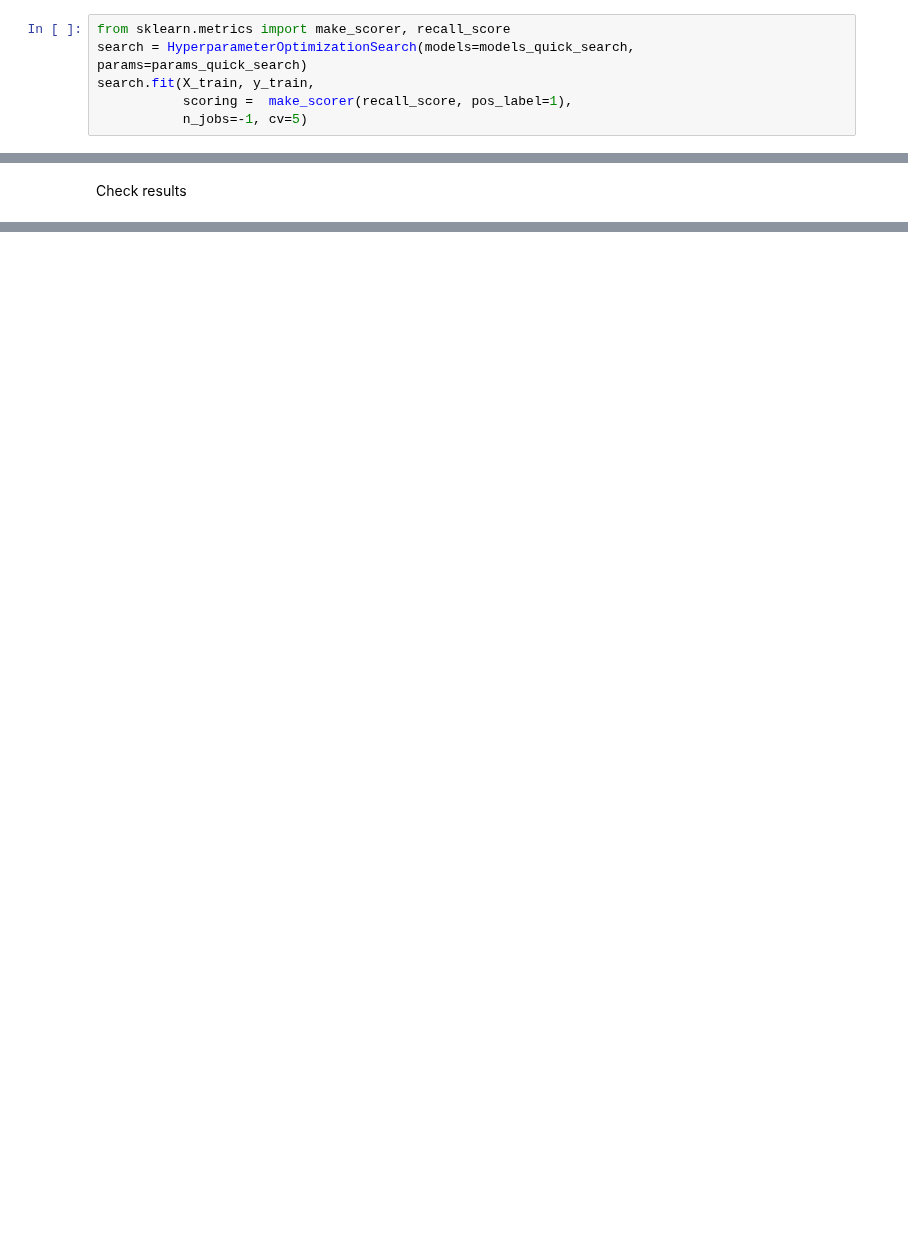
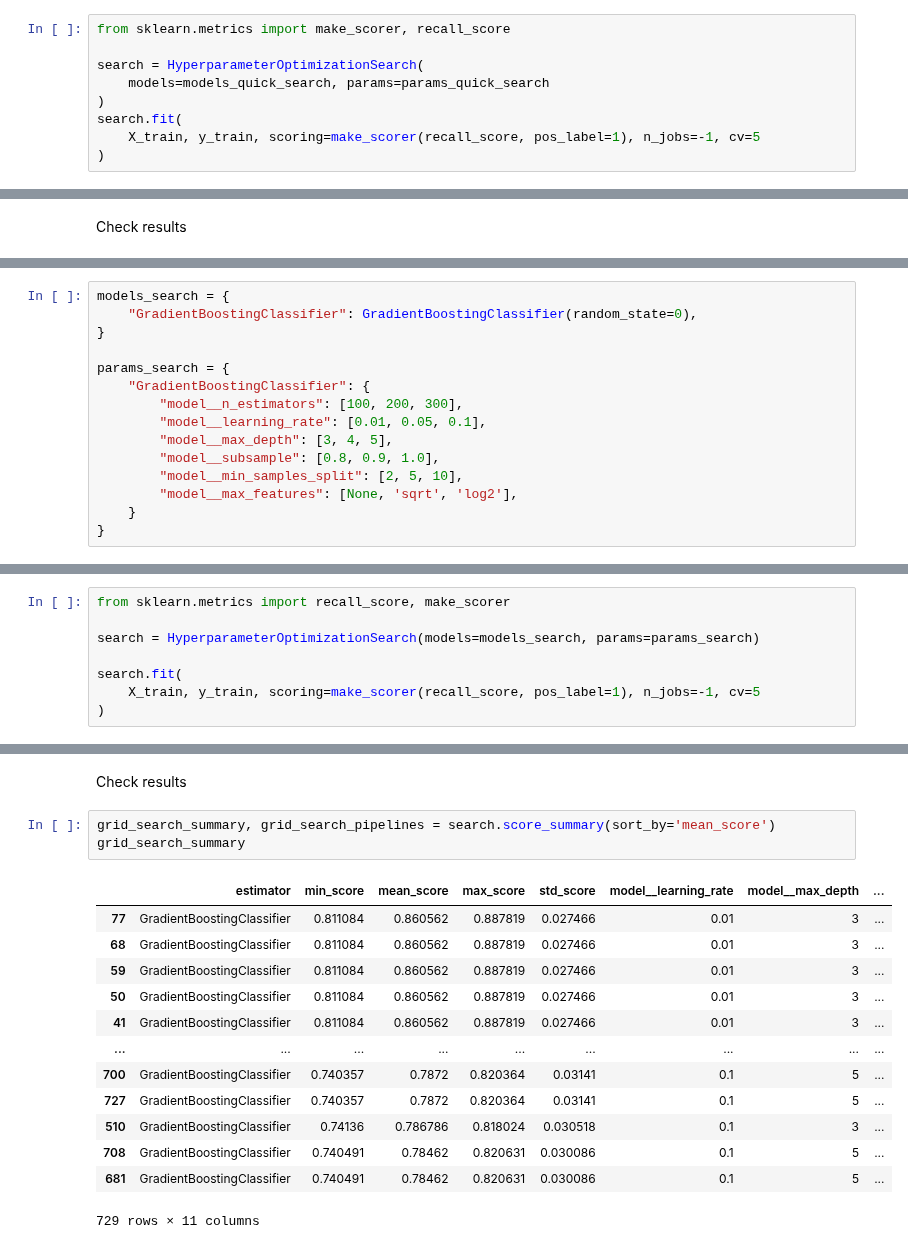
Before and after one commit to pswhdev/ivf-success-predictor, a Jupyter notebook: jupyter_notebooks/05 - Modeling and Evaluation Predict Success.ipynb, the cells around one changed output, grey strips where cells are left out. Saved outputs shown, nothing was run; the diff lists cells and outputs as text; blank space fills up the shorter version.

Commit message:
Apply HyperparameterOptimizationSearch

```diff
--- a/jupyter_notebooks/05 - Modeling and Evaluation Predict Success.ipynb
+++ b/jupyter_notebooks/05 - Modeling and Evaluation Predict Success.ipynb
@@ -631,7 +690,10 @@ params_quick_search = {
 Quick GridSearch CV - Binary Classifier
 # %%
 from sklearn.metrics import make_scorer, recall_score
-search = HyperparameterOptimizationSearch(models=models_quick_search, params=params_quick_search)
-search.fit(X_train, y_train,
-           scoring =  make_scorer(recall_score, pos_label=1),
-           n_jobs=-1, cv=5)
+
+search = HyperparameterOptimizationSearch(
+    models=models_quick_search, params=params_quick_search
+)
+search.fit(
+    X_train, y_train, scoring=make_scorer(recall_score, pos_label=1), n_jobs=-1, cv=5
+)
@@ -642,0 +737,15 @@ grid_search_summary
+# %%
+models_search = {
+    "GradientBoostingClassifier": GradientBoostingClassifier(random_state=0),
+}
+
+params_search = {
+    "GradientBoostingClassifier": {
+        "model__n_estimators": [100, 200, 300],
+        "model__learning_rate": [0.01, 0.05, 0.1],
+        "model__max_depth": [3, 4, 5],
+        "model__subsample": [0.8, 0.9, 1.0],
+        "model__min_samples_split": [2, 5, 10],
+        "model__max_features": [None, 'sqrt', 'log2'],
+    }
+}
@@ -642,0 +754,8 @@ grid_search_summary
+# %%
+from sklearn.metrics import recall_score, make_scorer
+
+search = HyperparameterOptimizationSearch(models=models_search, params=params_search)
+
+search.fit(
+    X_train, y_train, scoring=make_scorer(recall_score, pos_label=1), n_jobs=-1, cv=5
+)
@@ -642,0 +767,19 @@ grid_search_summary
+# %% [markdown]
+Check results
+# %%
+grid_search_summary, grid_search_pipelines = search.score_summary(sort_by='mean_score')
+grid_search_summary
+# %% [output]
+|  | estimator | min_score | mean_score | max_score | std_score | model__learning_rate | model__max_depth | ... |
+| 77 | GradientBoostingClassifier | 0.811084 | 0.860562 | 0.887819 | 0.027466 | 0.01 | 3 | ... |
+| 68 | GradientBoostingClassifier | 0.811084 | 0.860562 | 0.887819 | 0.027466 | 0.01 | 3 | ... |
+| 59 | GradientBoostingClassifier | 0.811084 | 0.860562 | 0.887819 | 0.027466 | 0.01 | 3 | ... |
+| 50 | GradientBoostingClassifier | 0.811084 | 0.860562 | 0.887819 | 0.027466 | 0.01 | 3 | ... |
+| 41 | GradientBoostingClassifier | 0.811084 | 0.860562 | 0.887819 | 0.027466 | 0.01 | 3 | ... |
+| ... | ... | ... | ... | ... | ... | ... | ... | ... |
+| 700 | GradientBoostingClassifier | 0.740357 | 0.7872 | 0.820364 | 0.03141 | 0.1 | 5 | ... |
+| 727 | GradientBoostingClassifier | 0.740357 | 0.7872 | 0.820364 | 0.03141 | 0.1 | 5 | ... |
+| 510 | GradientBoostingClassifier | 0.74136 | 0.786786 | 0.818024 | 0.030518 | 0.1 | 3 | ... |
+| 708 | GradientBoostingClassifier | 0.740491 | 0.78462 | 0.820631 | 0.030086 | 0.1 | 5 | ... |
+| 681 | GradientBoostingClassifier | 0.740491 | 0.78462 | 0.820631 | 0.030086 | 0.1 | 5 | ... |
+729 rows × 11 columns
```
Also changed, not shown: parts of 24 cells of this notebook.
